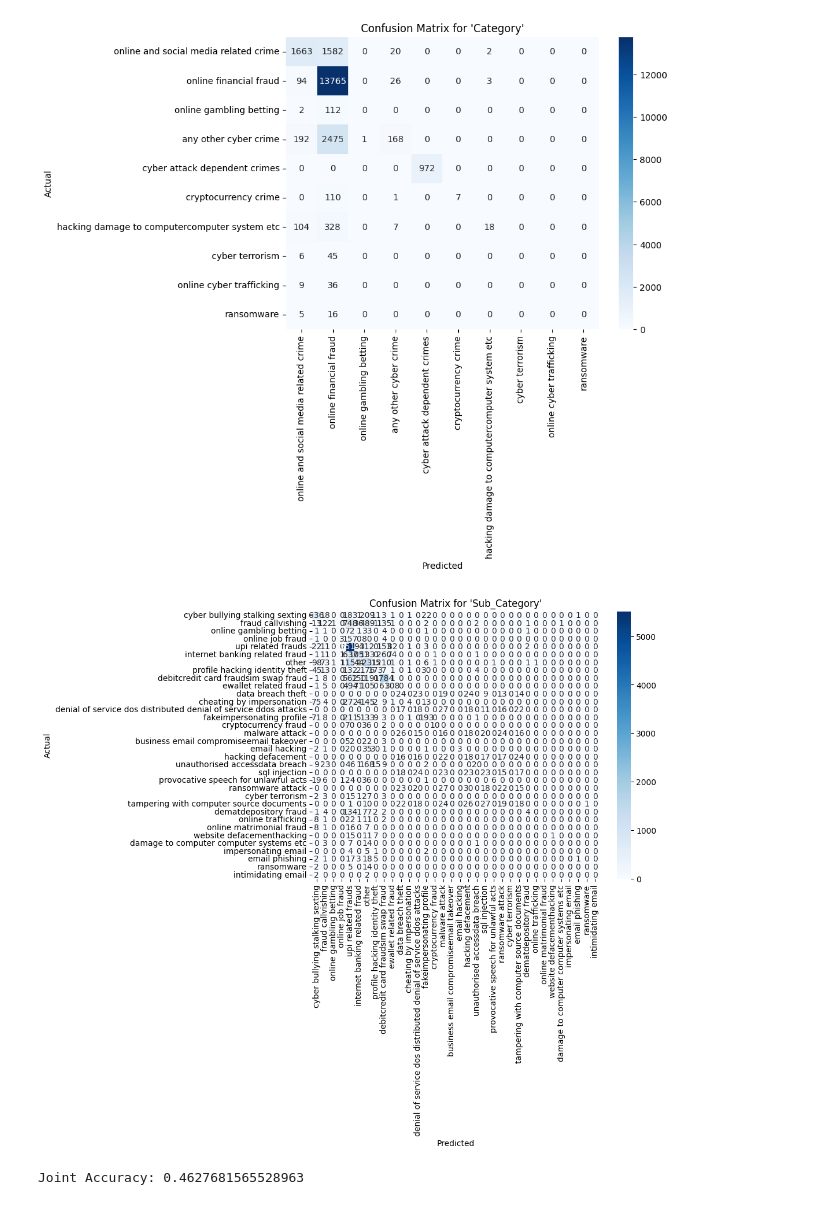
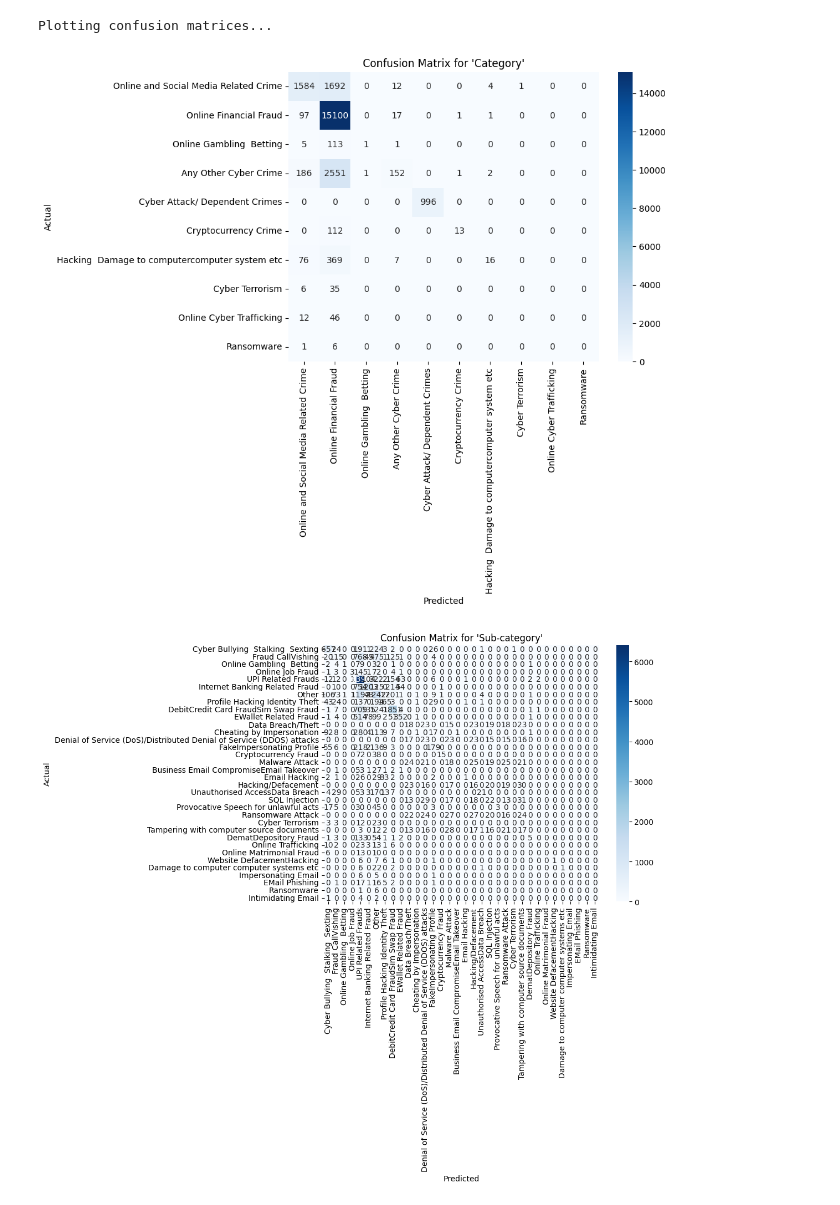
Before and after one commit to ChiragAgg5k/netra, a Jupyter notebook: src/random-forest.ipynb, the cells around one changed output. Drawn from its saved outputs; the diff is of its cells as text; code cells hidden in the pictures.

Commit message:
added proper pipeline for random forest

```diff
--- a/src/random-forest.ipynb
+++ b/src/random-forest.ipynb
@@ -71,3 +12,0 @@ Instances removed due to duplicates: 7242
-# %%
-X = cleaned_df['crimeaditionalinfo']
-y = cleaned_df[['category', 'sub_category']]
@@ -73,0 +40,15 @@ y = cleaned_df[['category', 'sub_category']]
+# %%
+print("Removing rare classes...")
+min_instances = 5
+category_counts = combined_df['category'].value_counts()
+sub_category_counts = combined_df['sub_category'].value_counts()
+
+valid_categories = category_counts[category_counts >= min_instances].index
+valid_sub_categories = sub_category_counts[sub_category_counts >= min_instances].index
+
+filtered_df = combined_df[
+    (combined_df['category'].isin(valid_categories)) &
+    (combined_df['sub_category'].isin(valid_sub_categories))
+].copy()
+
+print("Instances removed:", len(combined_df) - len(filtered_df))
@@ -74,8 +58,12 @@ y = cleaned_df[['category', 'sub_category']]
 # %%
+X = filtered_df['crimeaditionalinfo']
+y = filtered_df[['category', 'sub_category']]
+
 X_train, X_test, y_train, y_test = train_test_split(X, y, test_size=0.2, random_state=42)
 # %%
 pipeline = Pipeline([
-    ('tfidf', TfidfVectorizer()),  # Text feature extraction
-    ('clf', MultiOutputClassifier(RandomForestClassifier(random_state=42)))  # Multi-output classifier for both targets
+    ('cleaner', TextCleaner()),  # Custom text cleaning step
+    ('tfidf', TfidfVectorizer()),  # TF-IDF vectorization
+    ('clf', MultiOutputClassifier(RandomForestClassifier(random_state=42)))  # Multi-output classifier
 ])
 # %%
@@ -157,26 +140,17 @@ hacking damage to computercomputer system etc       0.78      0.04      0.07
 # %%
 def plot_confusion_matrix(y_true, y_pred, labels, title):
     cm = confusion_matrix(y_true, y_pred, labels=labels)
     plt.figure(figsize=(8, 6))
     sns.heatmap(cm, annot=True, fmt='d', cmap='Blues', xticklabels=labels, yticklabels=labels)
     plt.xlabel('Predicted')
     plt.ylabel('Actual')
     plt.title(title)
     plt.show()
+
+print("Plotting confusion matrices...")
+plot_confusion_matrix(y_test_category, y_pred_category, labels=y['category'].unique(), title="Confusion Matrix for 'Category'")
+plot_confusion_matrix(y_test_sub_category, y_pred_sub_category, labels=y['sub_category'].unique(), title="Confusion Matrix for 'Sub-category'")
+# %% [output]
+Plotting confusion matrices...
+[figure, added]
+[figure, added]
-# %%
-plot_confusion_matrix(y_test['category'], y_pred[:, 0], labels=y['category'].unique(), title="Confusion Matrix for 'Category'")
-# %% [output]
-[figure, removed]
-# %%
-plot_confusion_matrix(y_test['sub_category'], y_pred[:, 1], labels=y['sub_category'].unique(), title="Confusion Matrix for 'Sub_Category'")
-# %% [output]
-[figure, removed]
-# %%
-y_test_array = y_test.to_numpy()
-y_pred_array = np.array(y_pred)
-
-joint_accuracy = np.mean(np.all(y_test_array == y_pred_array, axis=1))
-
-print(f"Joint Accuracy: {joint_accuracy}")
-# %% [output]
-Joint Accuracy: 0.4627681565528963
```
Also changed, not shown: parts of 14 cells of this notebook.
